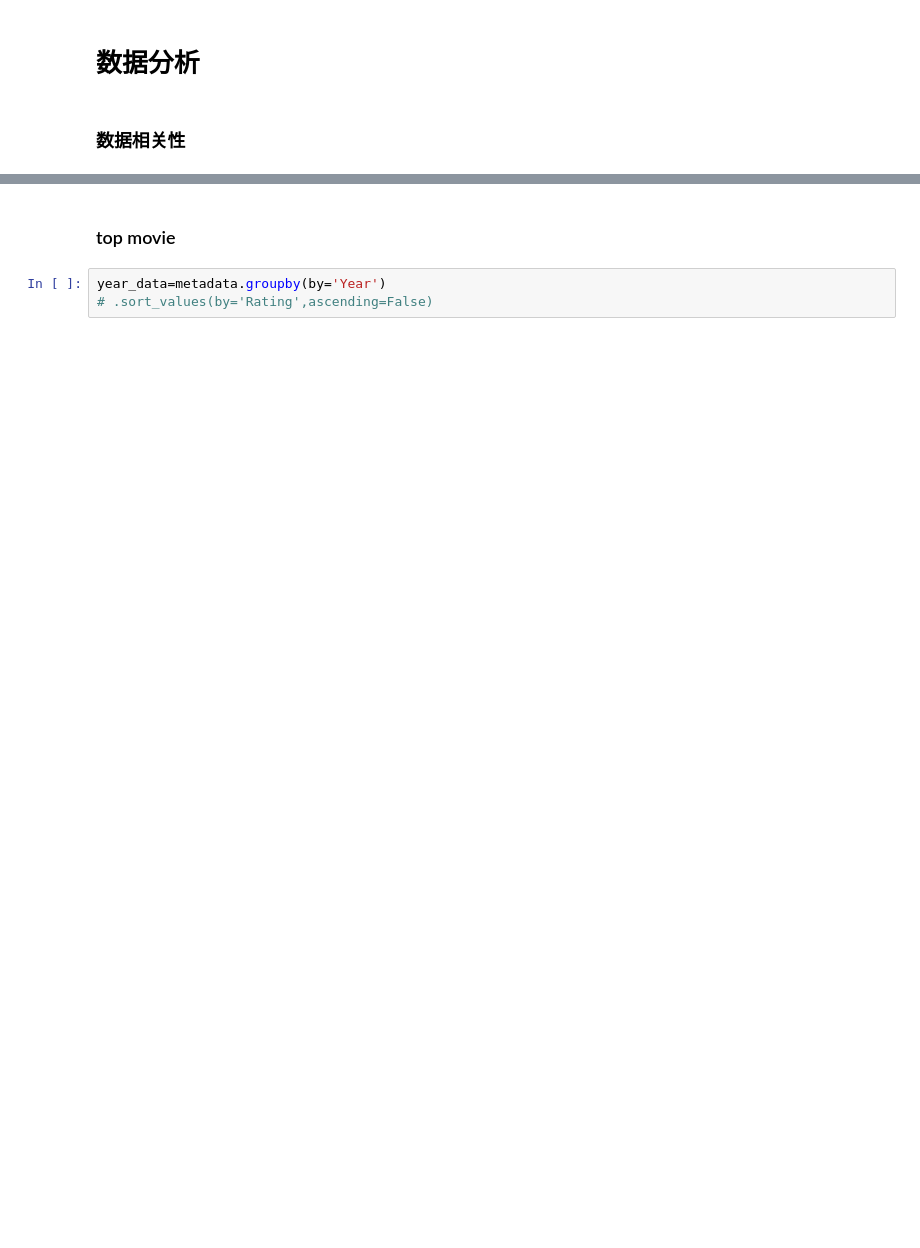
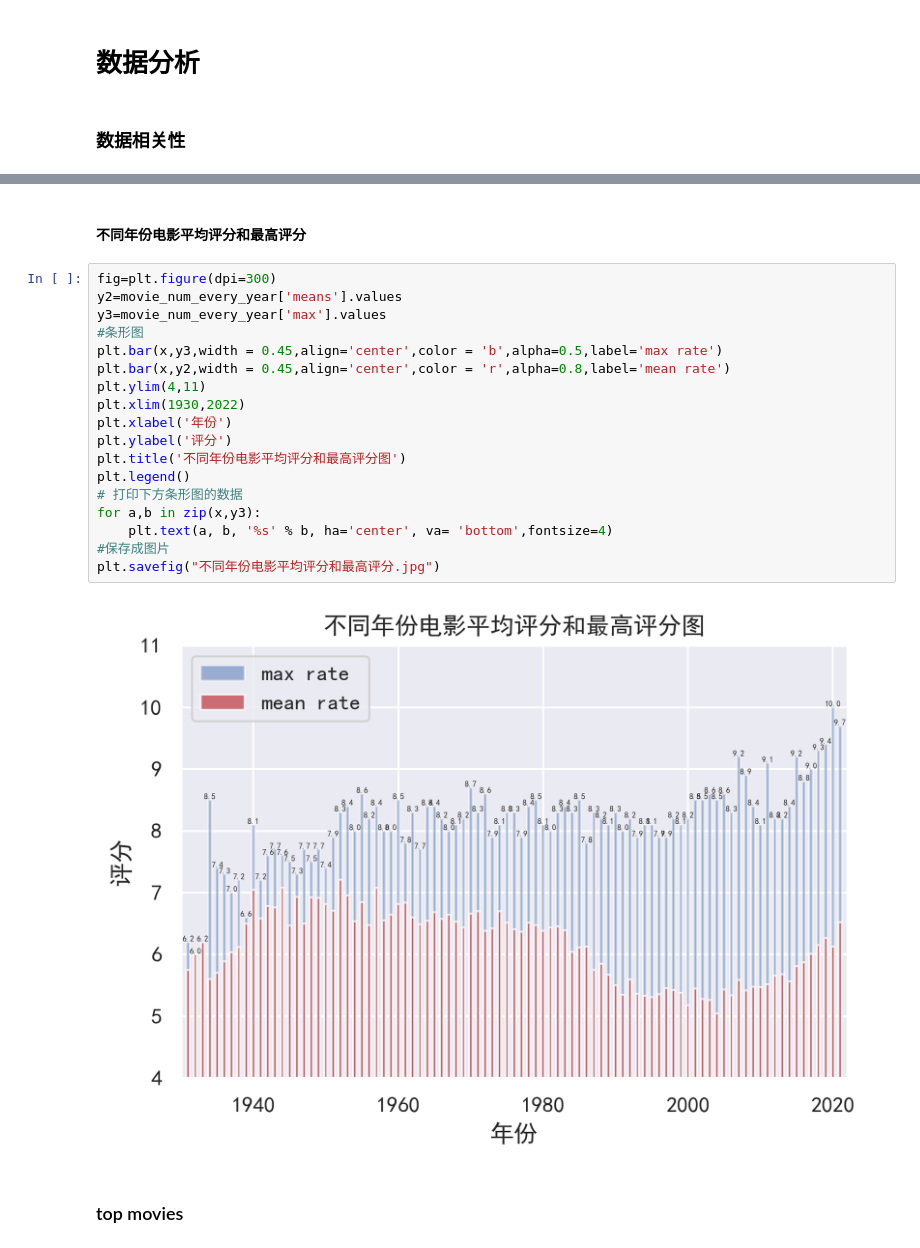
Before and after one commit to god13less/kaggle_competition, a Jupyter notebook: IMDB_Indian_Movies_Dataset/versionz_0.0.ipynb, the cells around one changed output, grey strips where cells are left out. Drawn from its saved outputs; the diff is of its cells as text; blank space fills up the shorter version.

```diff
--- a/IMDB_Indian_Movies_Dataset/versionz_0.0.ipynb
+++ b/IMDB_Indian_Movies_Dataset/versionz_0.0.ipynb
@@ -64,5 +103,24 @@ sns.heatmap(corrs,
+# %% [markdown]
+#### 不同年份电影平均评分和最高评分
+# %%
+fig=plt.figure(dpi=300)
+y2=movie_num_every_year['means'].values
+y3=movie_num_every_year['max'].values
+#条形图
+plt.bar(x,y3,width = 0.45,align='center',color = 'b',alpha=0.5,label='max rate')
+plt.bar(x,y2,width = 0.45,align='center',color = 'r',alpha=0.8,label='mean rate')
+plt.ylim(4,11)
+plt.xlim(1930,2022)
+plt.xlabel('年份')
+plt.ylabel('评分')
+plt.title('不同年份电影平均评分和最高评分图')
+plt.legend()
+# 打印下方条形图的数据
+for a,b in zip(x,y3):
+    plt.text(a, b, '%s' % b, ha='center', va= 'bottom',fontsize=4)
+#保存成图片
+plt.savefig("不同年份电影平均评分和最高评分.jpg")
+# %% [output]
+[figure, added]
 # %% [markdown]
-### top movie
+### top movies
-# %%
-year_data=metadata.groupby(by='Year')
-# .sort_values(by='Rating',ascending=False)
```
Also changed, not shown: parts of 48 cells of this notebook, 10 other files.
